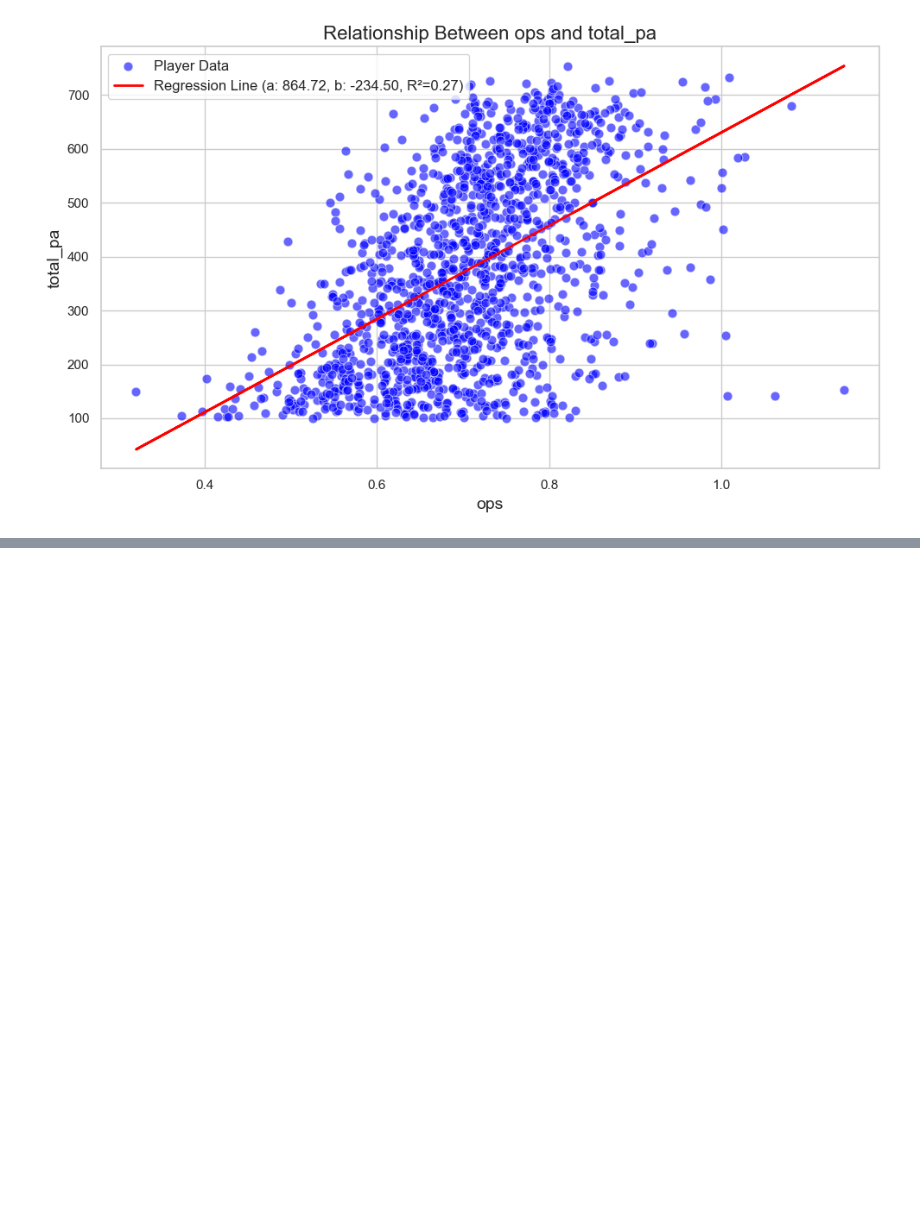
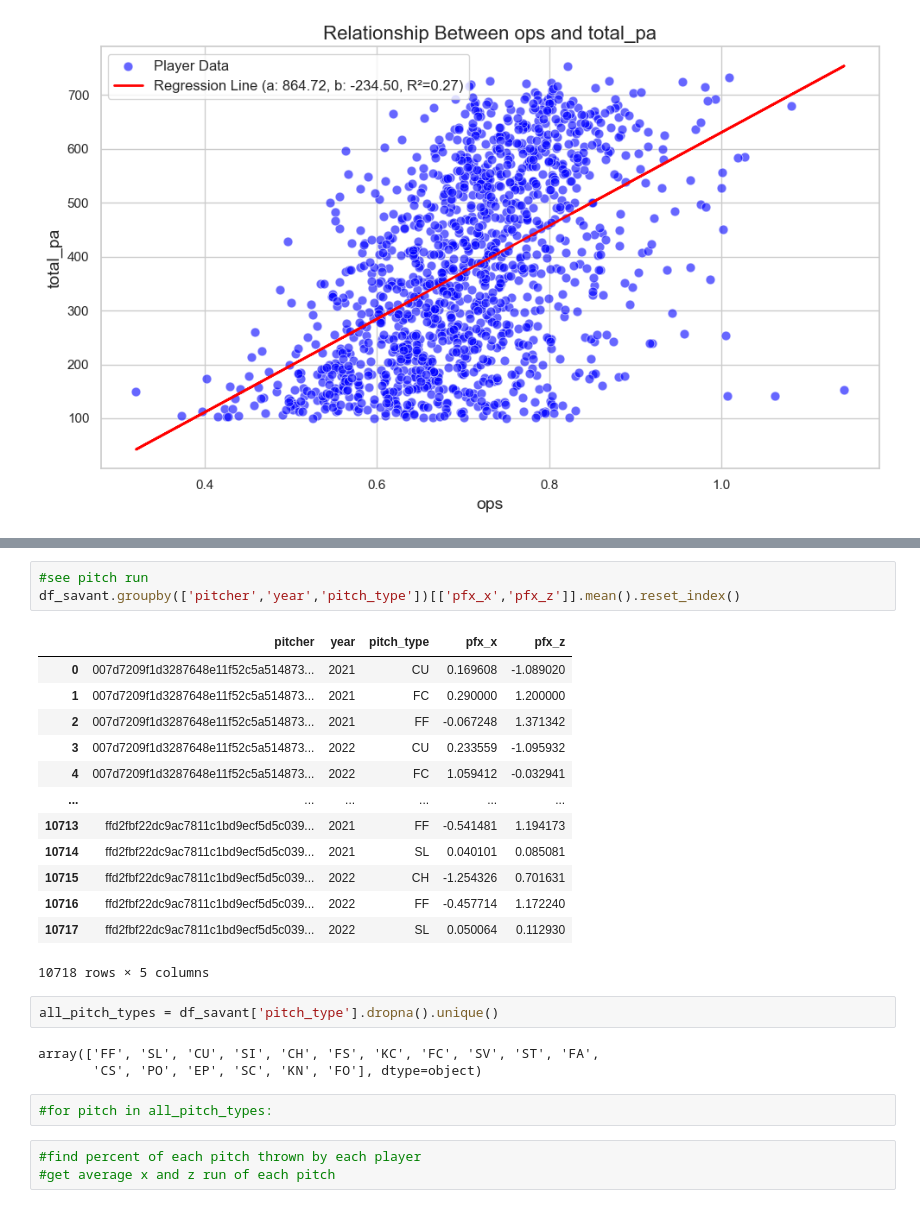
Before and after one commit to etienne-busnel/Cincinnati-Reds-Hackathon-2025, a Jupyter notebook: Player_Information.ipynb, the cells around one changed output, grey strips where cells are left out. Drawn from its saved outputs; the diff is of its cells as text; blank space fills up the shorter version.

```diff
--- a/Player_Information.ipynb
+++ b/Player_Information.ipynb
@@ -519,0 +640,27 @@ df_players[['player_mlb_id',
+# %%
+#see pitch run
+df_savant.groupby(['pitcher','year','pitch_type'])[['pfx_x','pfx_z']].mean().reset_index()
+# %% [output]
+|  | pitcher | year | pitch_type | pfx_x | pfx_z |
+| 0 | 007d7209f1d3287648e11f52c5a514873... | 2021 | CU | 0.169608 | -1.089020 |
+| 1 | 007d7209f1d3287648e11f52c5a514873... | 2021 | FC | 0.290000 | 1.200000 |
+| 2 | 007d7209f1d3287648e11f52c5a514873... | 2021 | FF | -0.067248 | 1.371342 |
+| 3 | 007d7209f1d3287648e11f52c5a514873... | 2022 | CU | 0.233559 | -1.095932 |
+| 4 | 007d7209f1d3287648e11f52c5a514873... | 2022 | FC | 1.059412 | -0.032941 |
+| ... | ... | ... | ... | ... | ... |
+| 10713 | ffd2fbf22dc9ac7811c1bd9ecf5d5c039... | 2021 | FF | -0.541481 | 1.194173 |
+| 10714 | ffd2fbf22dc9ac7811c1bd9ecf5d5c039... | 2021 | SL | 0.040101 | 0.085081 |
+| 10715 | ffd2fbf22dc9ac7811c1bd9ecf5d5c039... | 2022 | CH | -1.254326 | 0.701631 |
+| 10716 | ffd2fbf22dc9ac7811c1bd9ecf5d5c039... | 2022 | FF | -0.457714 | 1.172240 |
+| 10717 | ffd2fbf22dc9ac7811c1bd9ecf5d5c039... | 2022 | SL | 0.050064 | 0.112930 |
+10718 rows × 5 columns
+# %%
+all_pitch_types = df_savant['pitch_type'].dropna().unique()
+# %% [output]
+array(['FF', 'SL', 'CU', 'SI', 'CH', 'FS', 'KC', 'FC', 'SV', 'ST', 'FA',
+       'CS', 'PO', 'EP', 'SC', 'KN', 'FO'], dtype=object)
+# %%
+#for pitch in all_pitch_types:
+# %%
+#find percent of each pitch thrown by each player
+#get average x and z run of each pitch
```
Also changed, not shown: parts of 44 cells of this notebook.
